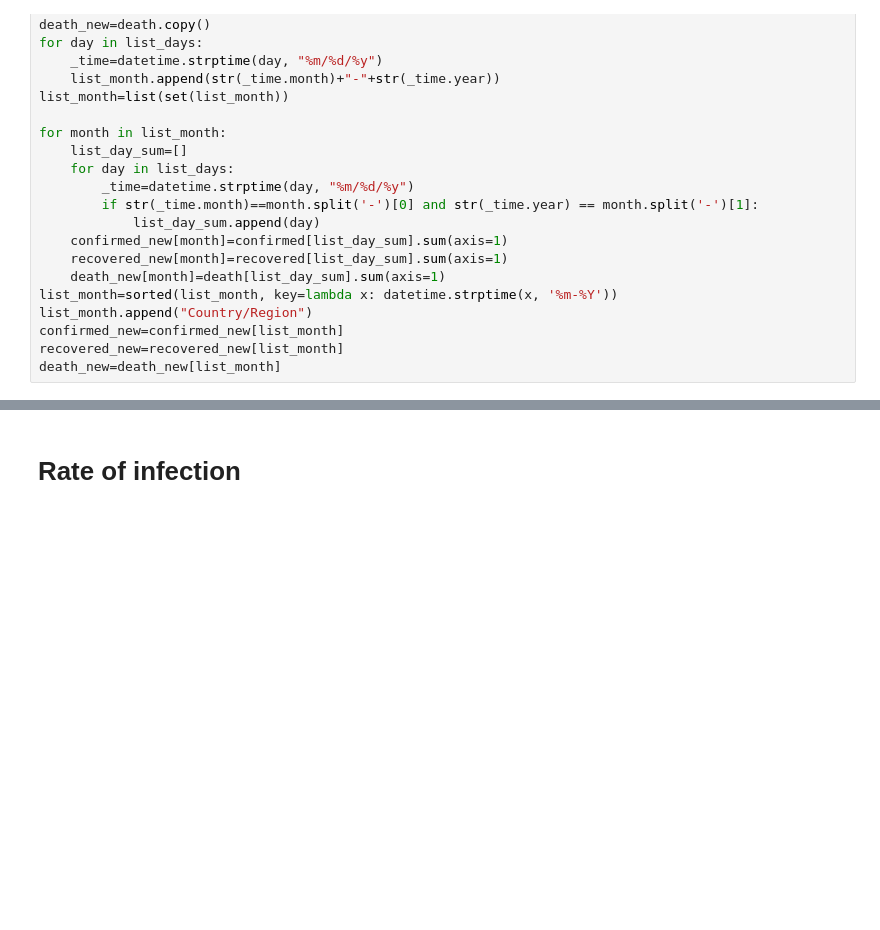
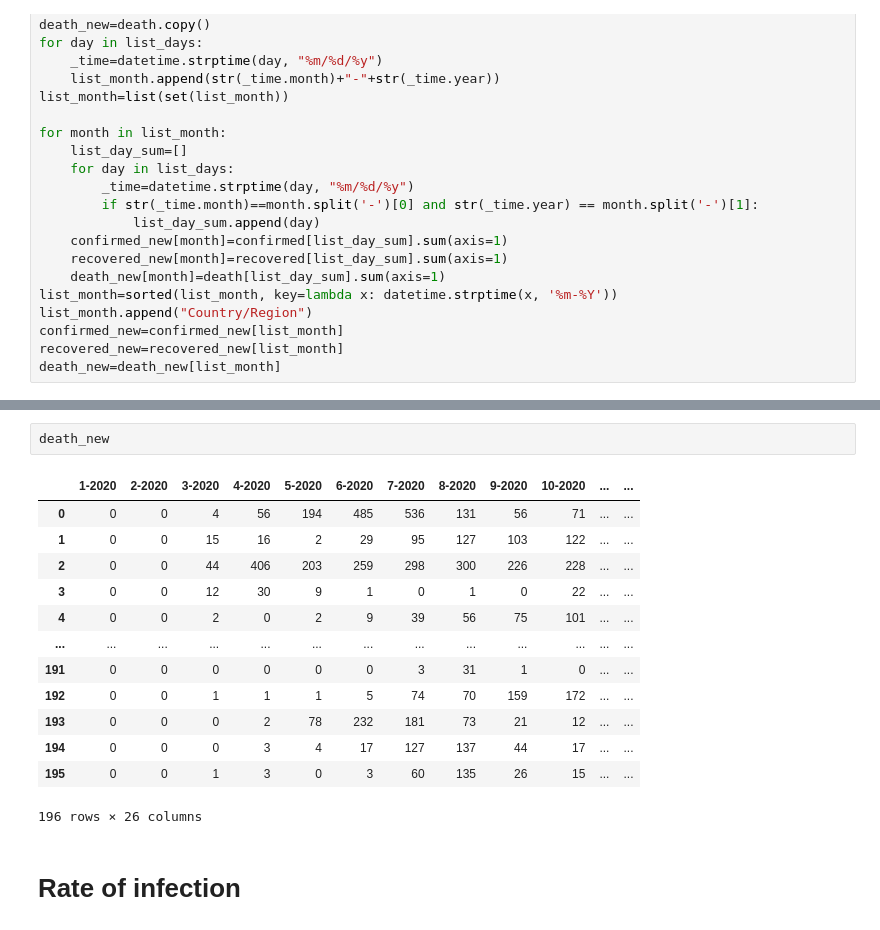
Before and after one commit to hainguyen201/DataManagementAndVisualization, a Jupyter notebook: pyspark/DataCovidAnalysis.ipynb, the cells around one changed output, grey strips where cells are left out. Saved outputs shown, nothing was run; the diff lists cells and outputs as text; blank space fills up the shorter version.

```diff
--- a/pyspark/DataCovidAnalysis.ipynb
+++ b/pyspark/DataCovidAnalysis.ipynb
@@ -154,3 +170,19 @@ recovered_new
+# %%
+death_new
+# %% [output]
+|  | 1-2020 | 2-2020 | 3-2020 | 4-2020 | 5-2020 | 6-2020 | 7-2020 | 8-2020 | 9-2020 | 10-2020 | ... | ... |
+| 0 | 0 | 0 | 4 | 56 | 194 | 485 | 536 | 131 | 56 | 71 | ... | ... |
+| 1 | 0 | 0 | 15 | 16 | 2 | 29 | 95 | 127 | 103 | 122 | ... | ... |
+| 2 | 0 | 0 | 44 | 406 | 203 | 259 | 298 | 300 | 226 | 228 | ... | ... |
+| 3 | 0 | 0 | 12 | 30 | 9 | 1 | 0 | 1 | 0 | 22 | ... | ... |
+| 4 | 0 | 0 | 2 | 0 | 2 | 9 | 39 | 56 | 75 | 101 | ... | ... |
+| ... | ... | ... | ... | ... | ... | ... | ... | ... | ... | ... | ... | ... |
+| 191 | 0 | 0 | 0 | 0 | 0 | 0 | 3 | 31 | 1 | 0 | ... | ... |
+| 192 | 0 | 0 | 1 | 1 | 1 | 5 | 74 | 70 | 159 | 172 | ... | ... |
+| 193 | 0 | 0 | 0 | 2 | 78 | 232 | 181 | 73 | 21 | 12 | ... | ... |
+| 194 | 0 | 0 | 0 | 3 | 4 | 17 | 127 | 137 | 44 | 17 | ... | ... |
+| 195 | 0 | 0 | 1 | 3 | 0 | 3 | 60 | 135 | 26 | 15 | ... | ... |
+196 rows × 26 columns
 # %% [markdown]
 # Rate of infection
 # %%
```
Also changed, not shown: parts of 7 cells of this notebook.
